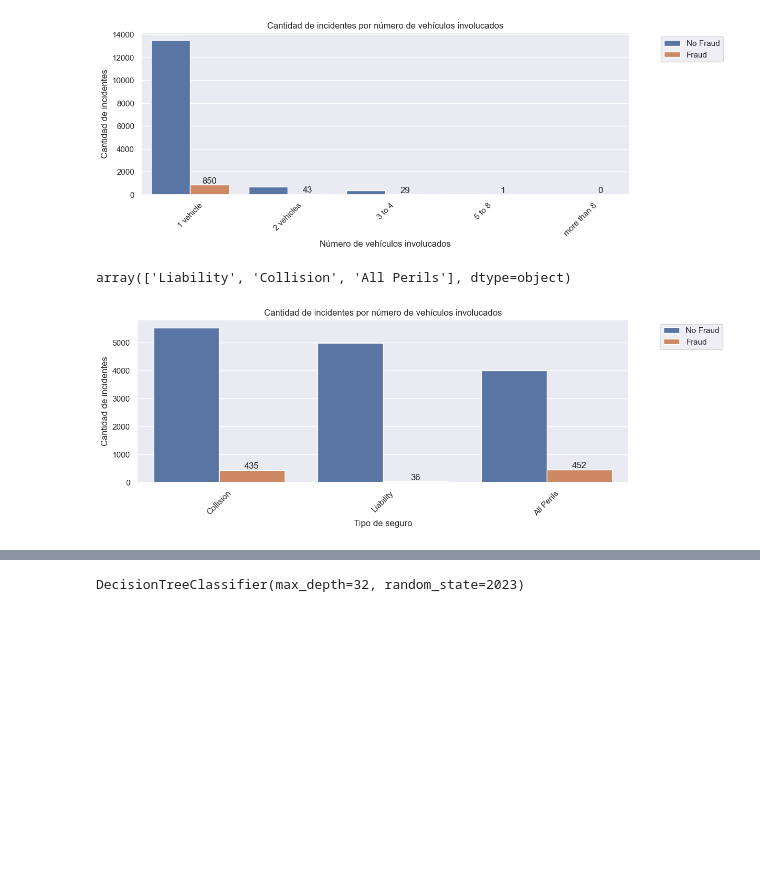
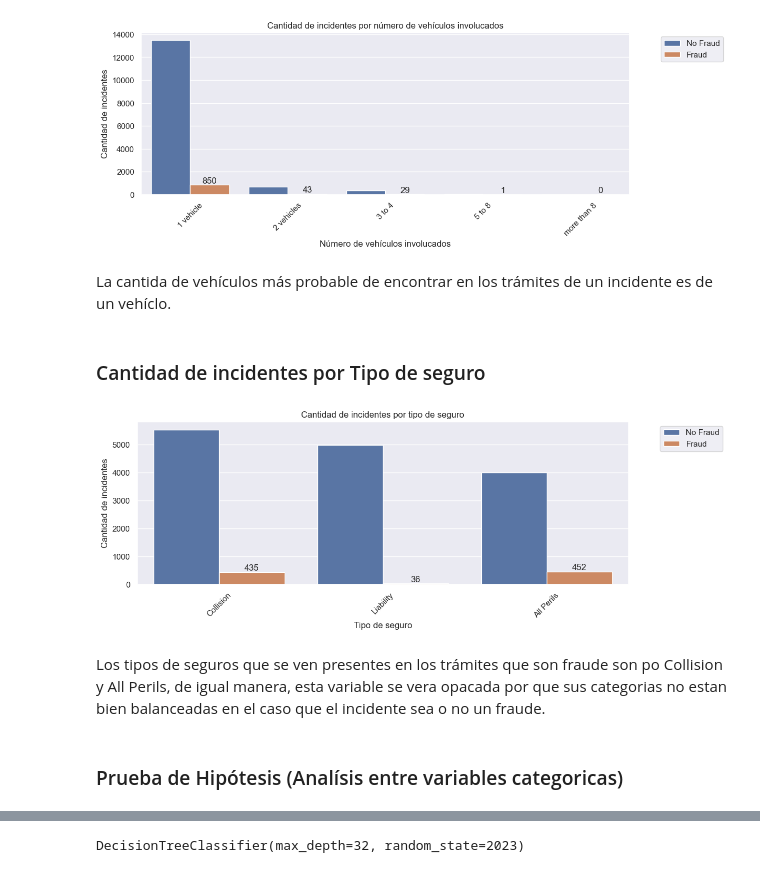
Before and after one commit to jdrincone/fraudes, a Jupyter notebook: fraudes/notebook/notebook.ipynb, the cells around one changed output, grey strips where cells are left out. Drawn from its saved outputs; the diff is of its cells as text; code cells hidden in the pictures; blank space fills up the shorter version.

```diff
--- a/fraudes/notebook/notebook.ipynb
+++ b/fraudes/notebook/notebook.ipynb
@@ -275,23 +342,27 @@ plt.xticks(rotation=45)
 plt.show()
 # %% [output]
 [figure]
-# %%
-fraudes.basepolicy.unique()
-# %% [output]
-array(['Liability', 'Collision', 'All Perils'], dtype=object)
+# %% [markdown]
+La cantida de vehículos más probable de encontrar en los trámites de un incidente es de un vehíclo.
+# %% [markdown]
+### Cantidad de incidentes por Tipo de seguro
 # %%
 plt.figure(figsize=(12, 4))
 sns.set(style='darkgrid')
 labels = ['No Fraud', 'Fraud']
 fig = sns.countplot(x="basepolicy", hue ='fraudfound_p', data=fraudes, order = fraudes['basepolicy'].value_counts().index)
 fig.bar_label(fig.containers[1], label_type='edge');
 
 plt.legend(labels,  bbox_to_anchor=(1.2, 1))
-plt.title('Cantidad de incidentes por número de vehículos involucados')
+plt.title('Cantidad de incidentes por tipo de seguro')
 
 plt.ylabel('Cantidad de incidentes')
 plt.xlabel('Tipo de seguro')
 plt.xticks(rotation=45)
 plt.show()
 # %% [output]
-[figure, old version]
+[figure, new version]
+# %% [markdown]
+Los tipos de seguros que se ven presentes en los trámites que son fraude son po Collision y All Perils, de igual manera, esta variable se vera opacada por que sus categorias no estan bien balanceadas en el caso que el incidente sea o no un fraude.
+# %% [markdown]
+### Prueba de Hipótesis (Analísis entre variables categoricas)
```
Also changed, not shown: parts of 60 cells of this notebook, 2 other files.
